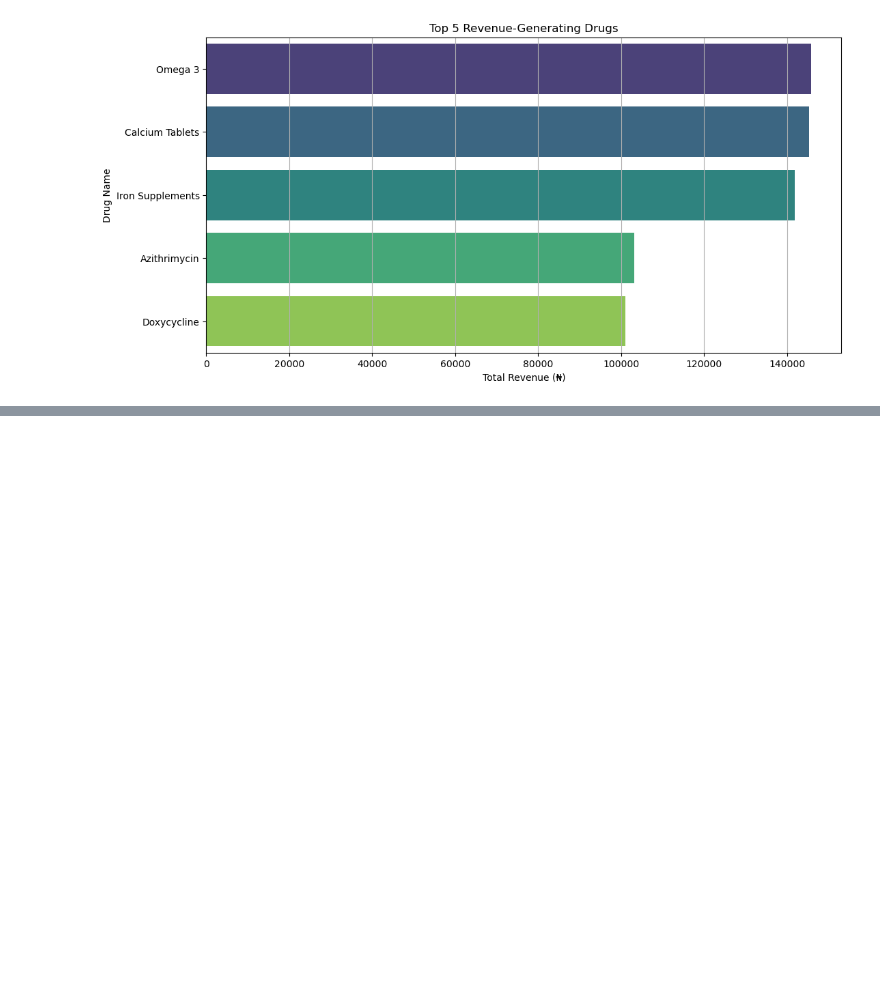
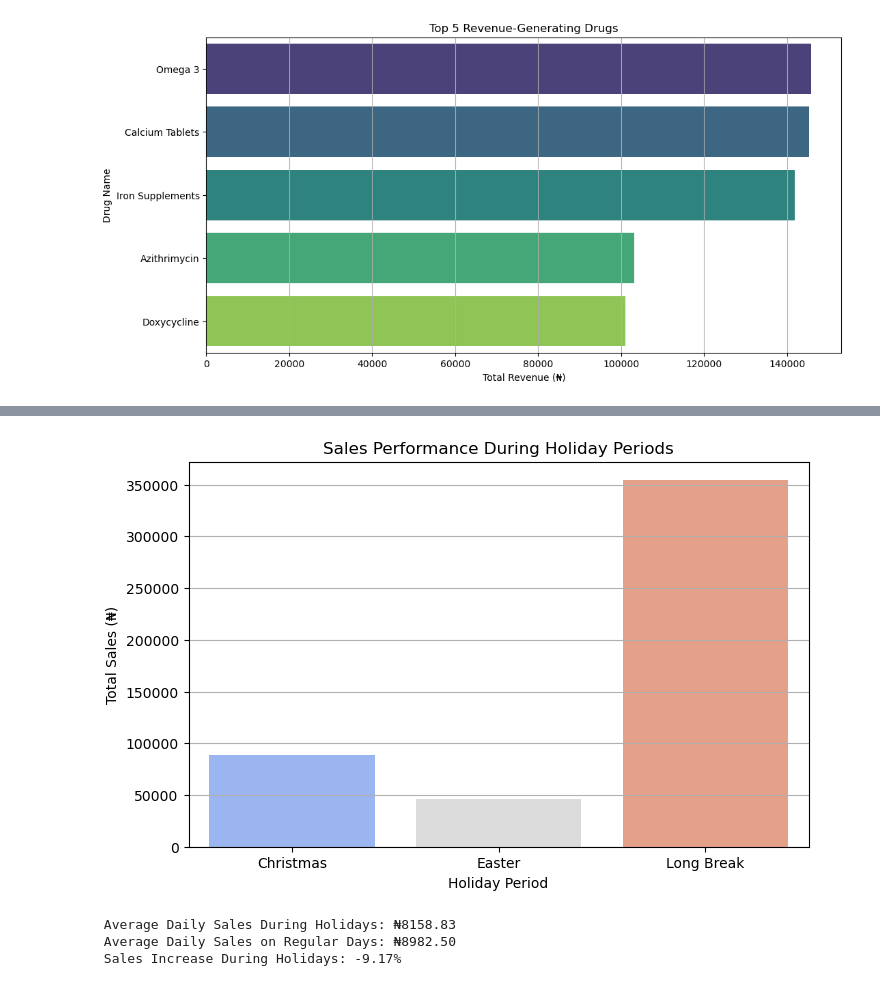
Before and after one commit to Tebrihk/lami-s-pharmacy, a Jupyter notebook: Analysis.ipynb, the cells around one changed output, grey strips where cells are left out. Drawn from its saved outputs; the diff is of its cells as text; code cells hidden in the pictures; blank space fills up the shorter version.

```diff
--- a/Analysis.ipynb
+++ b/Analysis.ipynb
@@ -181,0 +276,25 @@ plt.show()
+# %%
+# Define the available holidays
+christmas_break = ('2024-12-20', '2024-12-31')
+easter_break = ('2024-03-28', '2024-04-02')
+long_break = ('2024-07-27', '2024-09-08')
+
+# Convert dates
+df['Date'] = pd.to_datetime(df['Date'])
+
+# Function to calculate total and average sales for a given period
+def analyze_sales_period(start_date, end_date, period_name):
+    period_sales = df[(df['Date'] >= start_date) & (df['Date'] <= end_date)]
+    total_sales = period_sales['Amount'].sum()
+    avg_sales = period_sales['Amount'].mean()
+
+    print(f"{period_name}:")
+    print(f"  - Total Sales: ₦{total_sales:,.2f}")
+    print(f"  - Average Sales Per Day: ₦{avg_sales:,.2f}\n")
+
+    return period_sales
+
+# Analyze each holiday period
+christmas_sales = analyze_sales_period(*christmas_break, "Christmas Break")
+easter_sales = analyze_sales_period(*easter_break, "Easter Break")
+long_break_sales = analyze_sales_period(*long_break, "Long Break")
@@ -181,0 +313,45 @@ plt.show()
+# %%
+# visualization
+holiday_sales = pd.DataFrame({
+    "Holiday": ["Christmas", "Easter", "Long Break"],
+    "Total Sales": [
+        christmas_sales['Amount'].sum(),
+        easter_sales['Amount'].sum(),
+        long_break_sales['Amount'].sum()
+    ]
+})
+
+# Plot bar chart
+plt.figure(figsize=(8, 5))
+sns.barplot(x='Holiday', y='Total Sales', data=holiday_sales, palette='coolwarm')
+plt.xlabel('Holiday Period')
+plt.ylabel('Total Sales (₦)')
+plt.title('Sales Performance During Holiday Periods')
+plt.grid(axis='y')
+plt.show()
+# %% [output]
+[figure, added]
+# %%
+# Define holiday periods
+holiday_dates = df[
+    ((df['Date'] >= '2024-12-20') & (df['Date'] <= '2024-12-31')) |  # Christmas
+    ((df['Date'] >= '2024-03-28') & (df['Date'] <= '2024-04-02')) |  # Easter
+    ((df['Date'] >= '2024-07-27') & (df['Date'] <= '2024-09-08'))    # Long Break
+]
+
+non_holiday_dates = df[~df['Date'].isin(holiday_dates['Date'])]
+
+# GET average daily sales
+avg_sales_holidays = holiday_dates.groupby('Date')['Amount'].sum().mean()
+avg_sales_non_holidays = non_holiday_dates.groupby('Date')['Amount'].sum().mean()
+
+print(f" Average Daily Sales During Holidays: ₦{avg_sales_holidays:.2f}")
+print(f" Average Daily Sales on Regular Days: ₦{avg_sales_non_holidays:.2f}")
+
+# lets get the increase in percent
+increase_percentage = ((avg_sales_holidays - avg_sales_non_holidays) / avg_sales_non_holidays) * 100
+print(f" Sales Increase During Holidays: {increase_percentage:.2f}%")
+# %% [output]
+ Average Daily Sales During Holidays: ₦8158.83
+ Average Daily Sales on Regular Days: ₦8982.50
+ Sales Increase During Holidays: -9.17%
```
Also changed, not shown: parts of 17 cells of this notebook.
